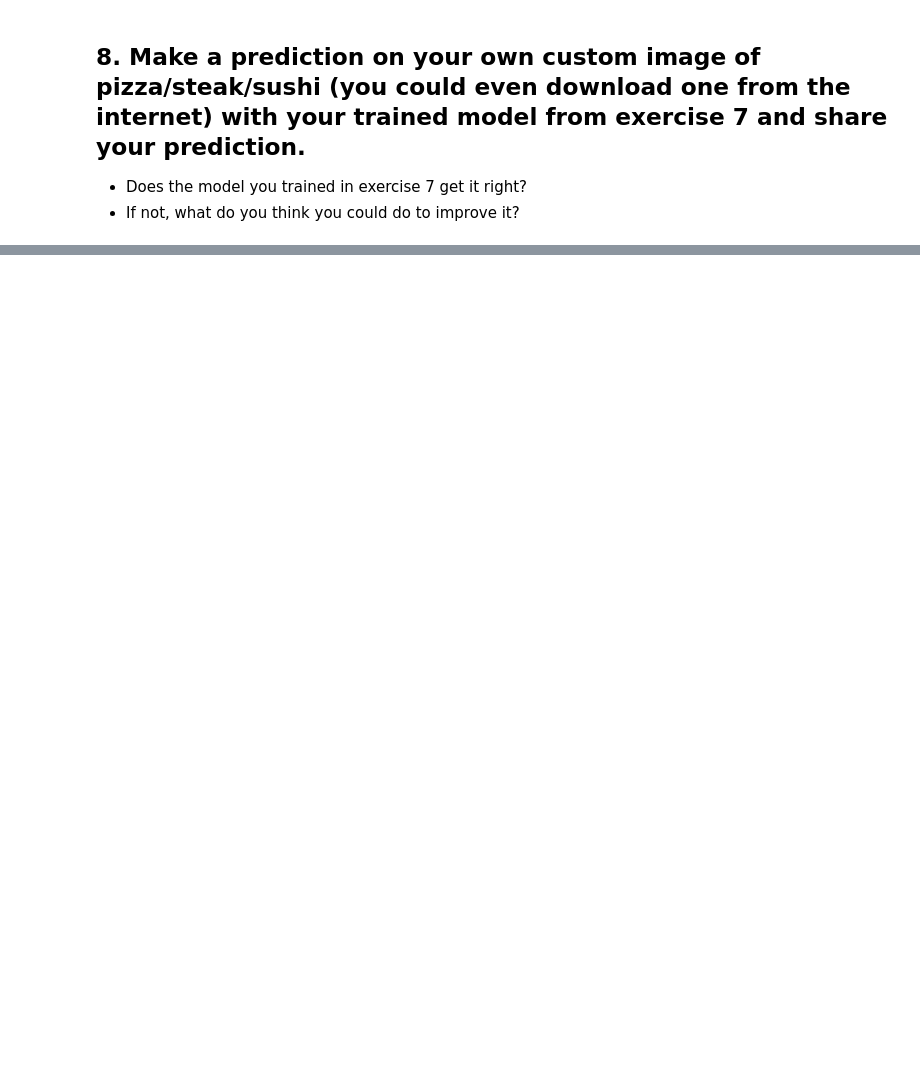
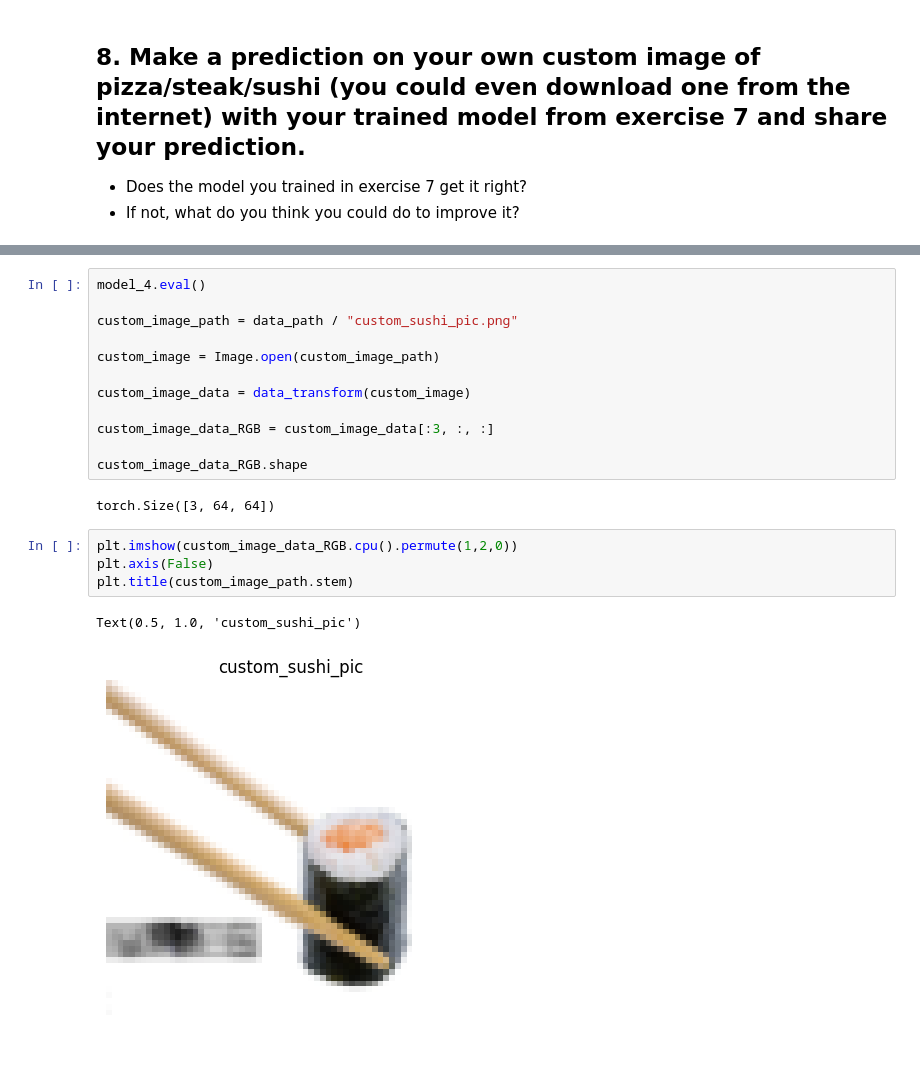
Before and after one commit to VioletLiu0620/deeplearning, a Jupyter notebook: practices/04_pytorch_custom_datasets_exercises.ipynb, the cells around one changed output, grey strips where cells are left out. Drawn from its saved outputs; the diff is of its cells as text; blank space fills up the shorter version.

```diff
--- a/practices/04_pytorch_custom_datasets_exercises.ipynb
+++ b/practices/04_pytorch_custom_datasets_exercises.ipynb
@@ -773,0 +827,21 @@ def plot_result(result: dict,
+# %%
+model_4.eval()
+
+custom_image_path = data_path / "custom_sushi_pic.png"
+
+custom_image = Image.open(custom_image_path)
+
+custom_image_data = data_transform(custom_image)
+
+custom_image_data_RGB = custom_image_data[:3, :, :]
+
+custom_image_data_RGB.shape
+# %% [output]
+torch.Size([3, 64, 64])
+# %%
+plt.imshow(custom_image_data_RGB.cpu().permute(1,2,0))
+plt.axis(False)
+plt.title(custom_image_path.stem)
+# %% [output]
+Text(0.5, 1.0, 'custom_sushi_pic')
+[figure, added]
```
Also changed, not shown: parts of 19 cells of this notebook.
